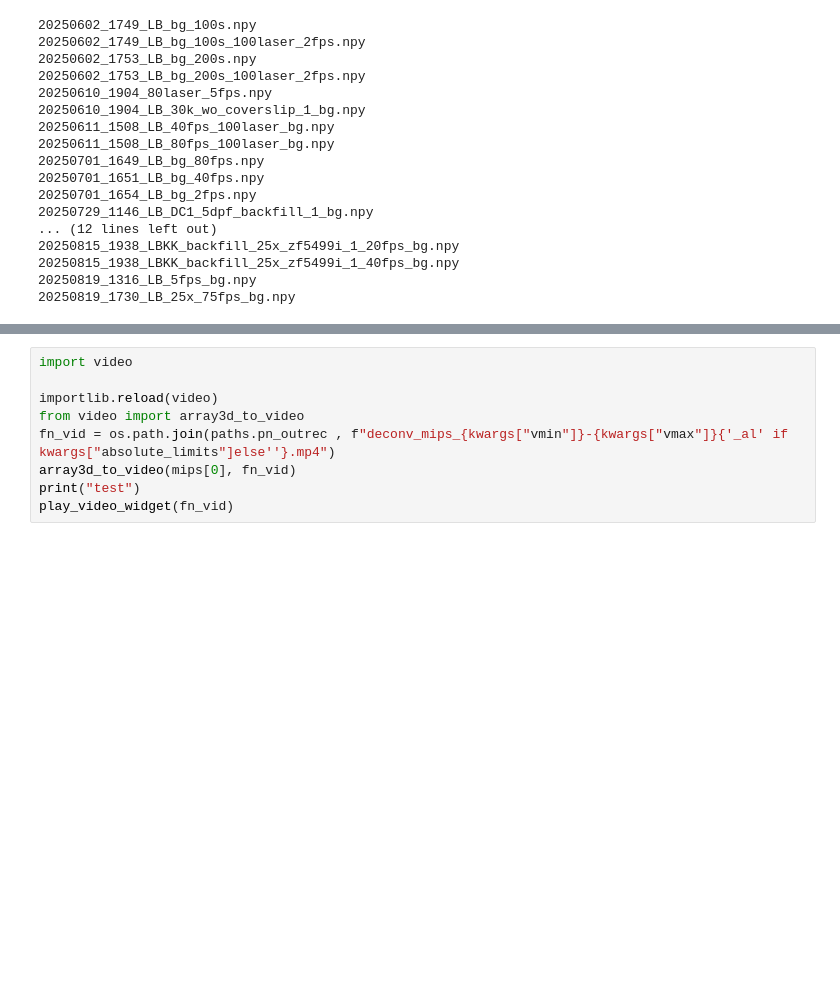
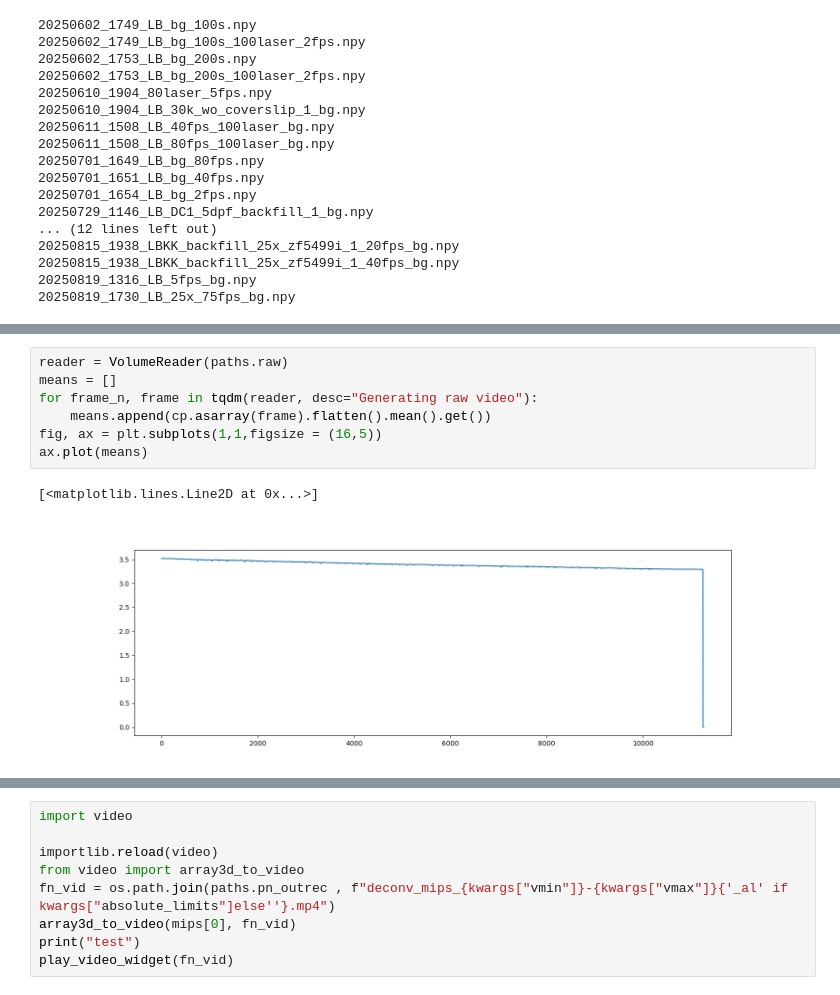
Before and after one commit to LukBorn/LFM, a Jupyter notebook: imaging/deconvolve_recording.ipynb, the cells around one changed output, grey strips where cells are left out. Cells and saved outputs as stored; diff of their text form; blank space fills up the shorter version.

```diff
--- a/imaging/deconvolve_recording.ipynb
+++ b/imaging/deconvolve_recording.ipynb
@@ -138,3 +165,13 @@ print(dataset_name)
+# %%
+reader = VolumeReader(paths.raw)
+means = []
+for frame_n, frame in tqdm(reader, desc="Generating raw video"):
+    means.append(cp.asarray(frame).flatten().mean().get())
+fig, ax = plt.subplots(1,1,figsize = (16,5))
+ax.plot(means)
+# %% [output]
+[<matplotlib.lines.Line2D at 0x...>]
+[figure, added]
 # %%
 def normalize_mean(arr):
     return arr/arr.mean()
```
Also changed, not shown: parts of 32 cells of this notebook, 9 other files.
